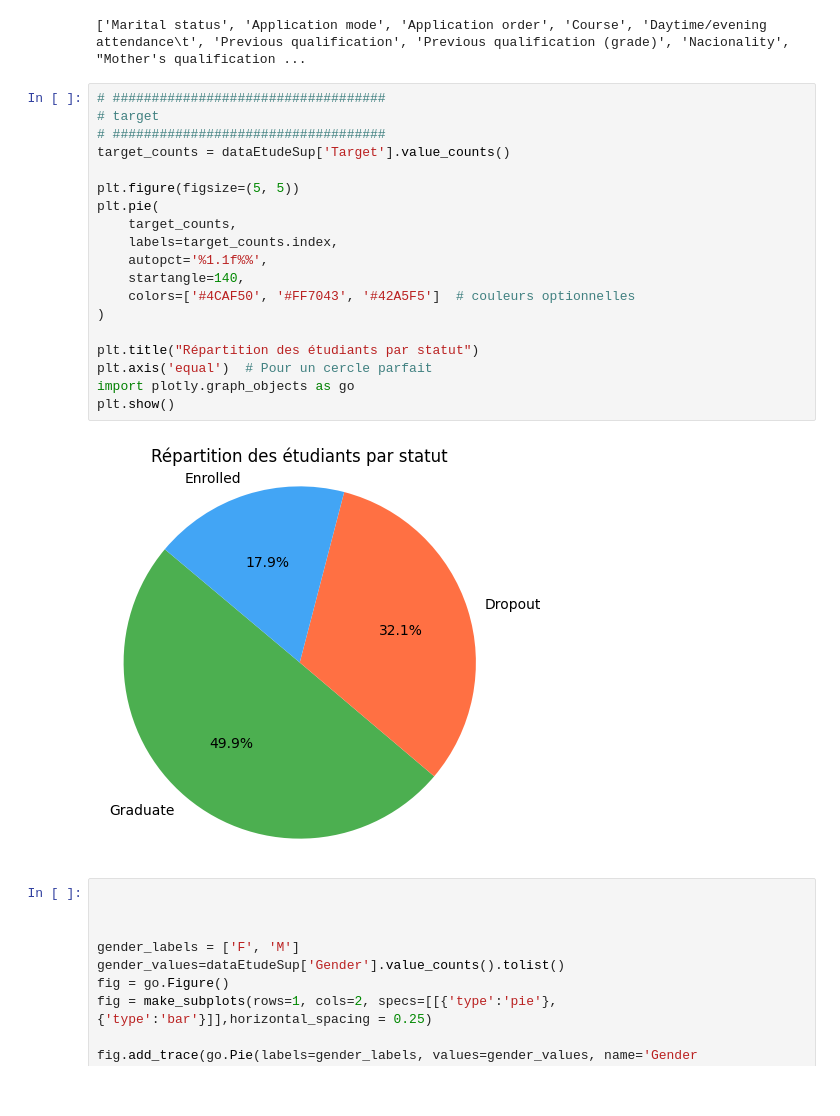
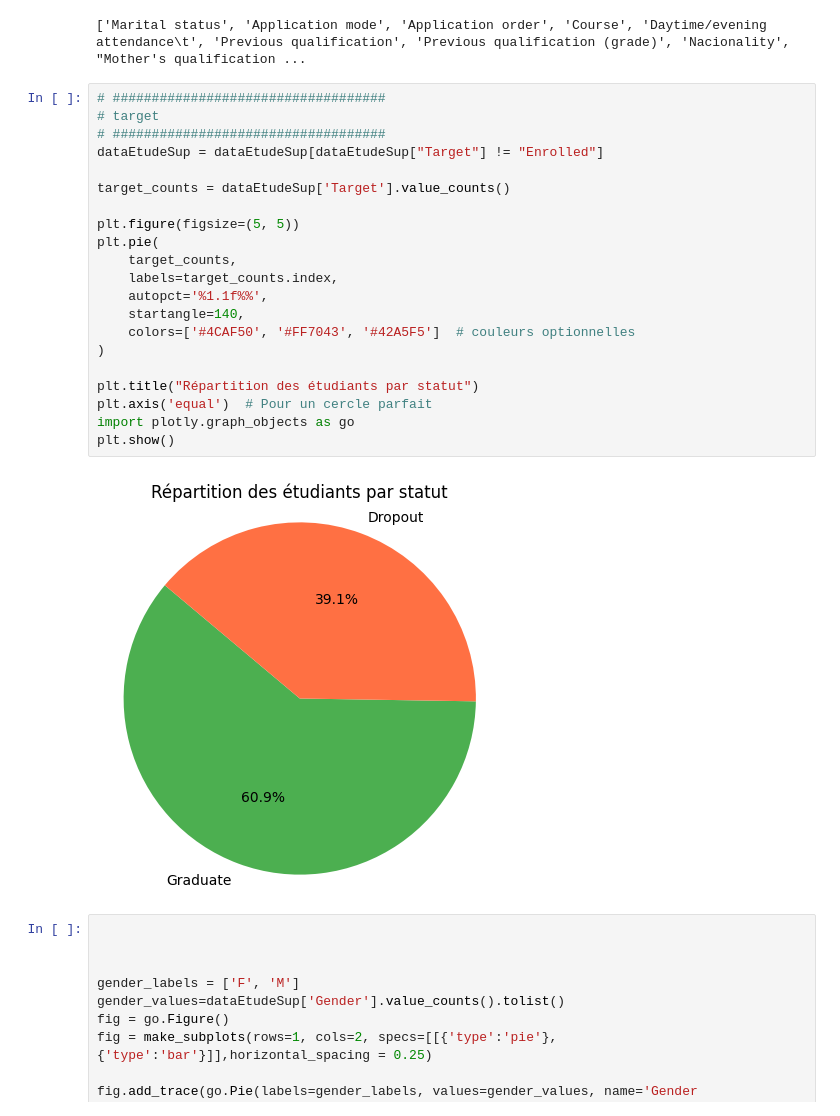
Before and after one commit to rjonathan/du-mlia, a Jupyter notebook: script1.ipynb, the cells around one changed output. Cells and saved outputs as stored; diff of their text form.

```diff
--- a/script1.ipynb
+++ b/script1.ipynb
@@ -69,24 +69,26 @@ print(dataEtudeSup.columns.tolist())
 # %%
 # ###################################
 # target
 # ###################################
+dataEtudeSup = dataEtudeSup[dataEtudeSup["Target"] != "Enrolled"]
+
 target_counts = dataEtudeSup['Target'].value_counts()
 
 plt.figure(figsize=(5, 5))
 plt.pie(
     target_counts,
     labels=target_counts.index,
     autopct='%1.1f%%',
     startangle=140,
     colors=['#4CAF50', '#FF7043', '#42A5F5']  # couleurs optionnelles
 )
 
 plt.title("Répartition des étudiants par statut")
 plt.axis('equal')  # Pour un cercle parfait
 import plotly.graph_objects as go
 plt.show()
 # %% [output]
-[figure, old version]
+[figure, new version]
 # %%
 
 
```
Also changed, not shown: parts of 17 cells of this notebook, 1 other file.
